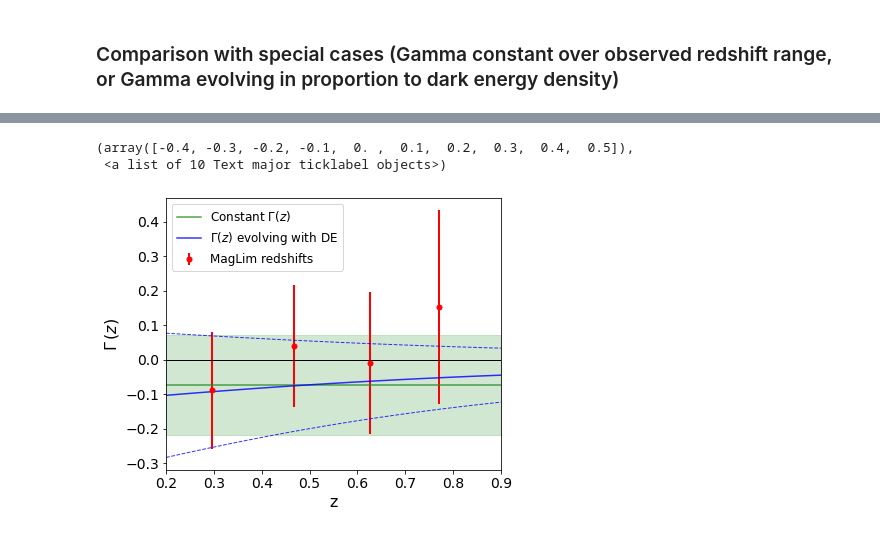
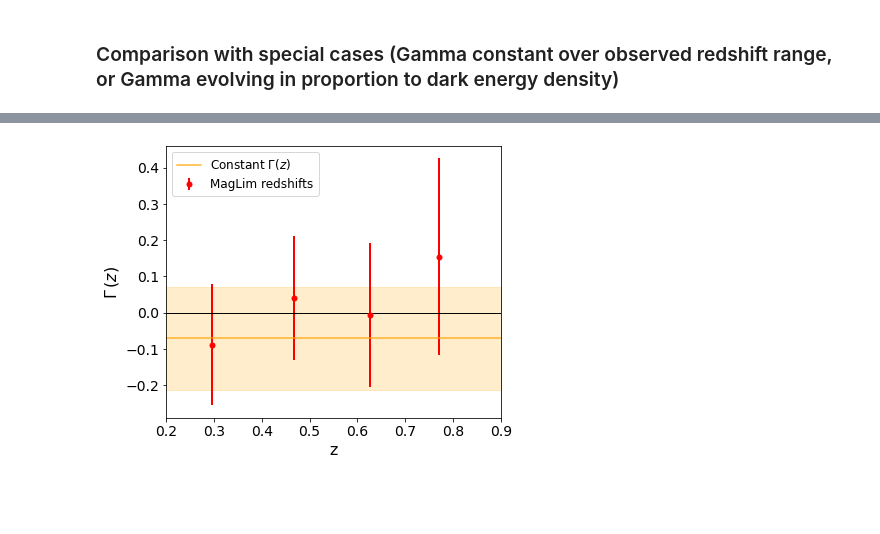
Before and after one commit to NastassiaG/FifthForce_Jhat_fhat, a Jupyter notebook: Jhat_fhat_current.ipynb, the cells around one changed output, grey strips where cells are left out. Drawn from its saved outputs; the diff is of its cells as text; code cells hidden in the pictures; blank space fills up the shorter version.

```diff
--- a/Jhat_fhat_current.ipynb
+++ b/Jhat_fhat_current.ipynb
@@ -358,32 +514,30 @@ print(Gamma0_mean, Gamma0_stdev)
 # %%
 plt.figure(figsize=(6, 5))
 
-color_fit = 'forestgreen'
+color_fit = 'orange'
 
 plt.plot([0.2,0.9], [0,0], color='black', linewidth=1.0)
 
 # Measured data at MagLim redshifts
 plt.errorbar(maglim_zeff, Gamma_maglim - 1, yerr=err_Gamma_maglim, fmt='.', markersize=10, elinewidth=2, color = 'red', label = 'MagLim redshifts')
 
 # Fifth force constant in observed redshift range
 plt.plot(np.linspace(0.2,0.9,2), np.full(2, const_Gamma_mean-1), color=color_fit, linewidth=1.5, alpha = 0.8, label='Constant $\Gamma(z)$')
 plt.fill_between([0.2,0.9], np.full(2,const_Gamma_mean-1-const_Gamma_stdev), np.full(2,const_Gamma_mean-1+const_Gamma_stdev),
                  color=color_fit, alpha = 0.2)
 
 # Fifth force evolving with DE density
-plt.plot(np.linspace(0.2,0.9,100), Gamma_DE(np.linspace(0.2,0.9,100), Gamma0_mean)-1, color='blue', alpha = 0.8, linewidth=1.5, label = '$\Gamma(z)$ evolving with DE')
-plt.plot(np.linspace(0.2,0.9,100), Gamma_DE(np.linspace(0.2,0.9,100), Gamma0_mean+Gamma0_stdev[0])-1,'--', color='blue', alpha = 0.8, linewidth=1.)
-plt.plot(np.linspace(0.2,0.9,100), Gamma_DE(np.linspace(0.2,0.9,100), Gamma0_mean-Gamma0_stdev[0])-1,'--', color='blue', alpha = 0.8, linewidth=1.)
+#plt.plot(np.linspace(0.2,0.9,100), Gamma_DE(np.linspace(0.2,0.9,100), Gamma0_mean)-1, color='blue', alpha = 0.8, linewidth=1.5, label = '$\Gamma(z)$ evolving with DE')
+#plt.plot(np.linspace(0.2,0.9,100), Gamma_DE(np.linspace(0.2,0.9,100), Gamma0_mean+Gamma0_stdev[0])-1,'--', color='blue', alpha = 0.8, linewidth=1.)
+#plt.plot(np.linspace(0.2,0.9,100), Gamma_DE(np.linspace(0.2,0.9,100), Gamma0_mean-Gamma0_stdev[0])-1,'--', color='blue', alpha = 0.8, linewidth=1.)
 
 
 plt.xlabel("z", fontsize=16)
 plt.ylabel("$\Gamma\,(z)$", fontsize=16)
 plt.xlim(0.2,0.9)
 plt.legend(fontsize = 12, loc = 'upper left')
 plt.xticks(fontsize=14)
 plt.yticks(fontsize=14)
-#plt.savefig("results_Gamma_withDE.png", dpi=600, bbox_inches='tight')
+plt.savefig("Figures/results_Gamma.pdf", dpi=600, bbox_inches='tight')
 # %% [output]
-(array([-0.4, -0.3, -0.2, -0.1,  0. ,  0.1,  0.2,  0.3,  0.4,  0.5]),
- <a list of 10 Text major ticklabel objects>)
-[figure, old version]
+[figure, new version]
```
Also changed, not shown: parts of 13 cells of this notebook, 22 other files.
